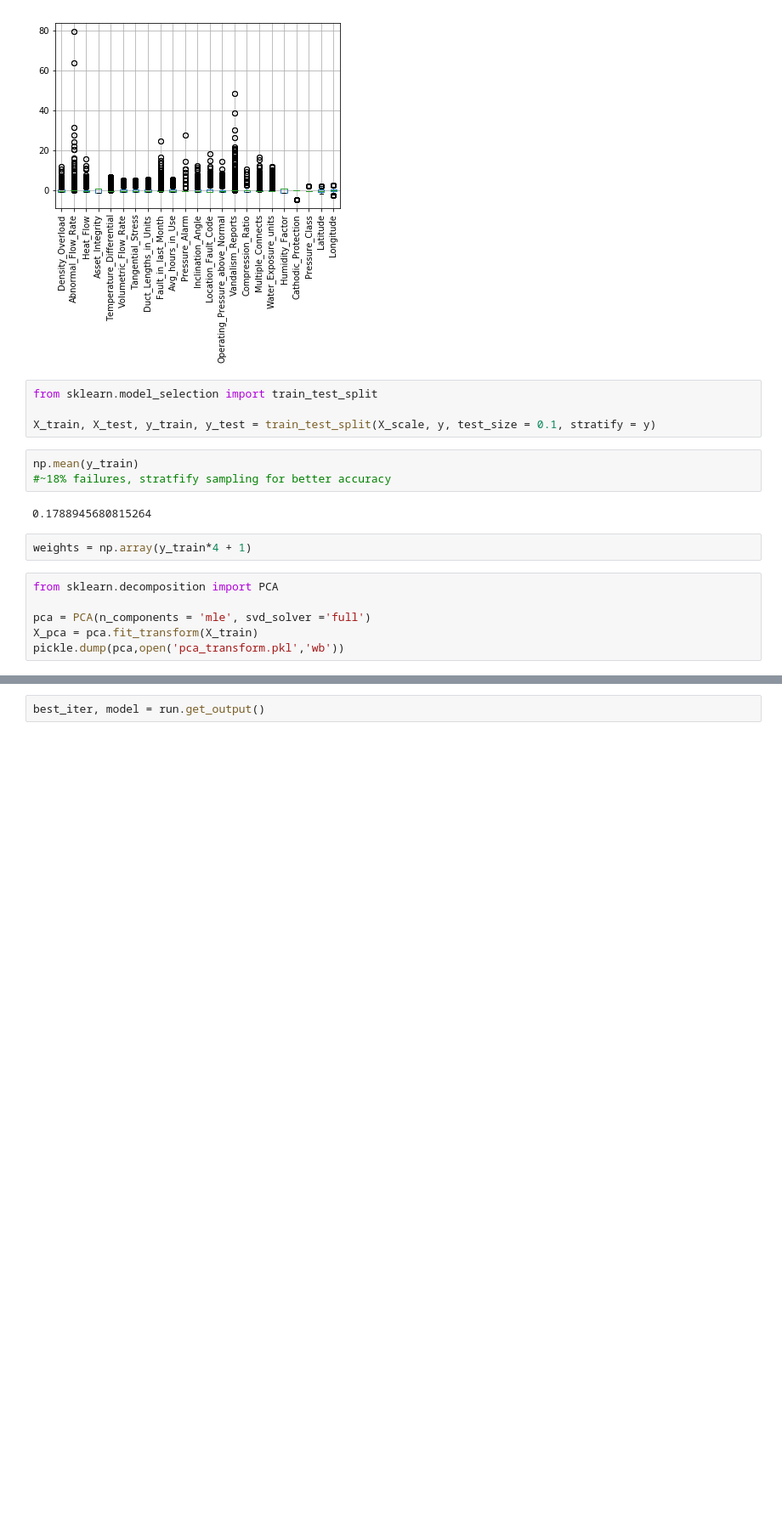
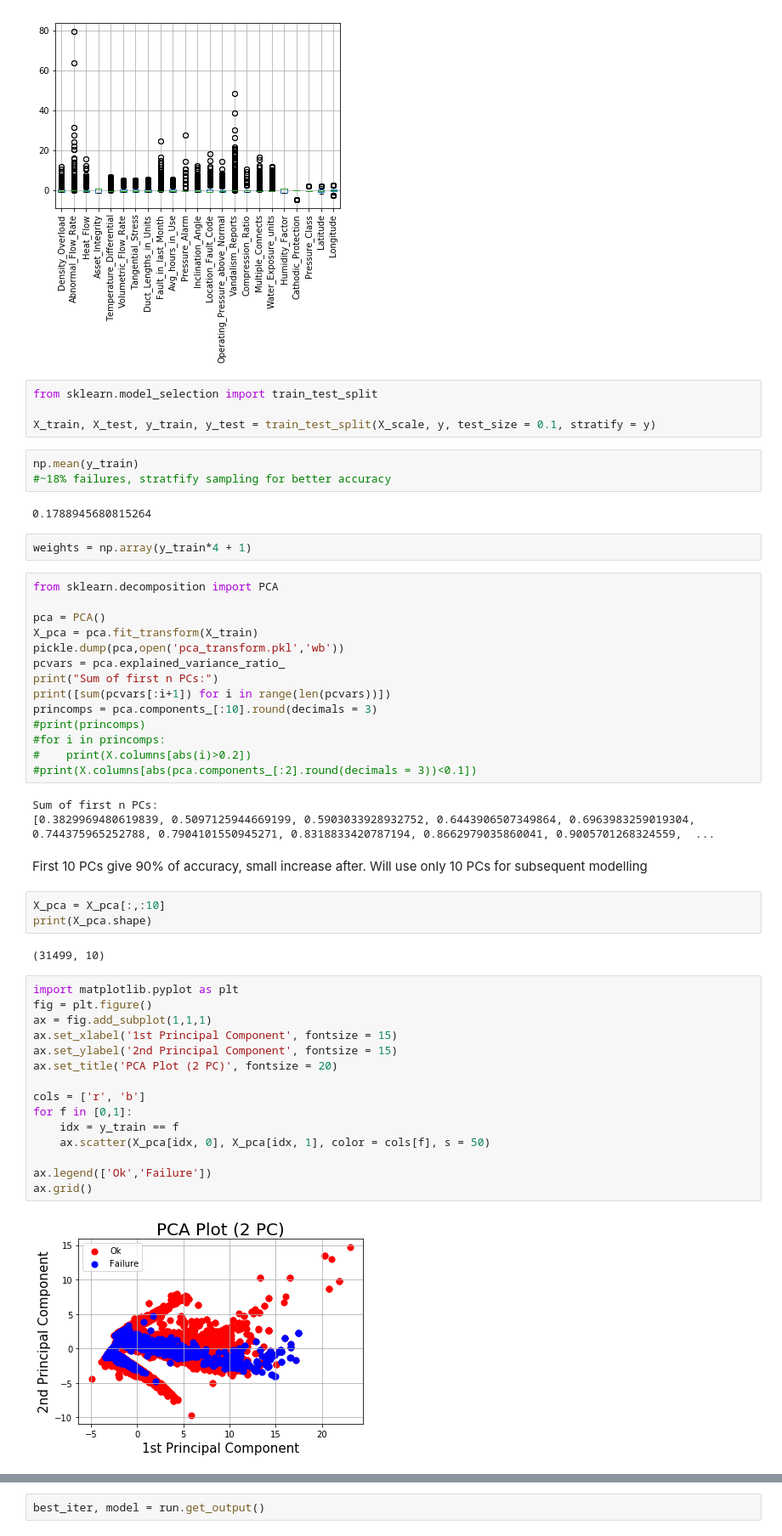
Before and after one commit to zxpek/C4TS-Challenge4, a Jupyter notebook: Challenge 4 - Train.ipynb, the cells around one changed output, grey strips where cells are left out. Shown: that part at 85% size. Saved outputs shown, nothing was run; the diff lists cells and outputs as text; blank space fills up the shorter version.

```diff
--- a/Challenge 4 - Train.ipynb
+++ b/Challenge 4 - Train.ipynb
@@ -119,12 +119,47 @@ np.mean(y_train)
 0.1788945680815264
 # %%
 weights = np.array(y_train*4 + 1)
-# %%
-from sklearn.decomposition import PCA
-
-pca = PCA(n_components = 'mle', svd_solver ='full')
-X_pca = pca.fit_transform(X_train)
-pickle.dump(pca,open('pca_transform.pkl','wb'))
+# %%
+from sklearn.decomposition import PCA
+
+pca = PCA()
+X_pca = pca.fit_transform(X_train)
+pickle.dump(pca,open('pca_transform.pkl','wb'))
+pcvars = pca.explained_variance_ratio_
+print("Sum of first n PCs:")
+print([sum(pcvars[:i+1]) for i in range(len(pcvars))])
+princomps = pca.components_[:10].round(decimals = 3)
+#print(princomps)
+#for i in princomps:
+#    print(X.columns[abs(i)>0.2])
+#print(X.columns[abs(pca.components_[:2].round(decimals = 3))<0.1])
+# %% [output]
+Sum of first n PCs:
+[0.3829969480619839, 0.5097125944669199, 0.5903033928932752, 0.6443906507349864, 0.6963983259019304, 0.744375965252788, 0.7904101550945271, 0.8318833420787194, 0.8662979035860041, 0.9005701268324559,  ...
+# %% [markdown]
+First 10 PCs give 90% of accuracy, small increase after. Will use only 10 PCs for subsequent modelling
+# %%
+X_pca = X_pca[:,:10]
+print(X_pca.shape)
+# %% [output]
+(31499, 10)
+# %%
+import matplotlib.pyplot as plt
+fig = plt.figure()
+ax = fig.add_subplot(1,1,1)
+ax.set_xlabel('1st Principal Component', fontsize = 15)
+ax.set_ylabel('2nd Principal Component', fontsize = 15)
+ax.set_title('PCA Plot (2 PC)', fontsize = 20)
+
+cols = ['r', 'b']
+for f in [0,1]:
+    idx = y_train == f
+    ax.scatter(X_pca[idx, 0], X_pca[idx, 1], color = cols[f], s = 50)
+
+ax.legend(['Ok','Failure'])
+ax.grid()
+# %% [output]
+[figure, added]
 # %%
 import azureml.core
 azureml.core.VERSION
```
Also changed, not shown: parts of 7 cells of this notebook, 7 other files.
